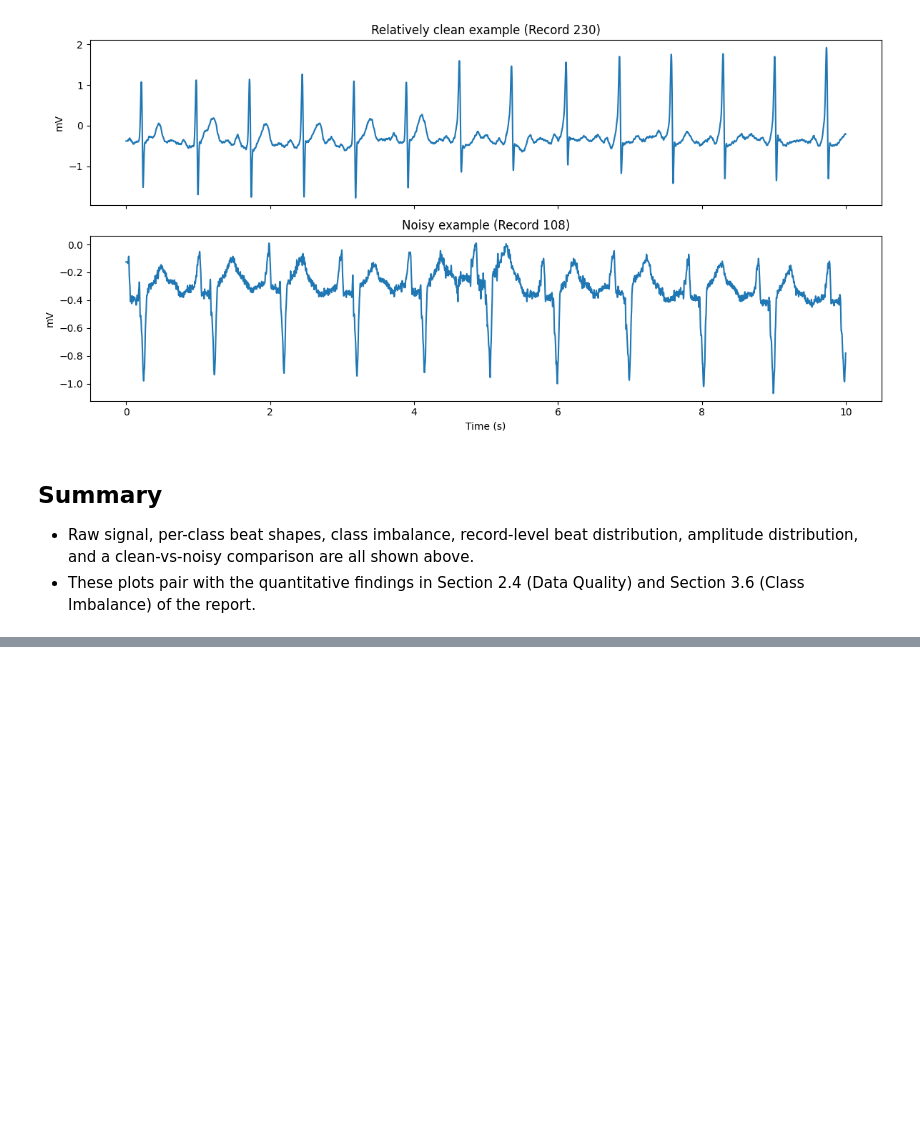
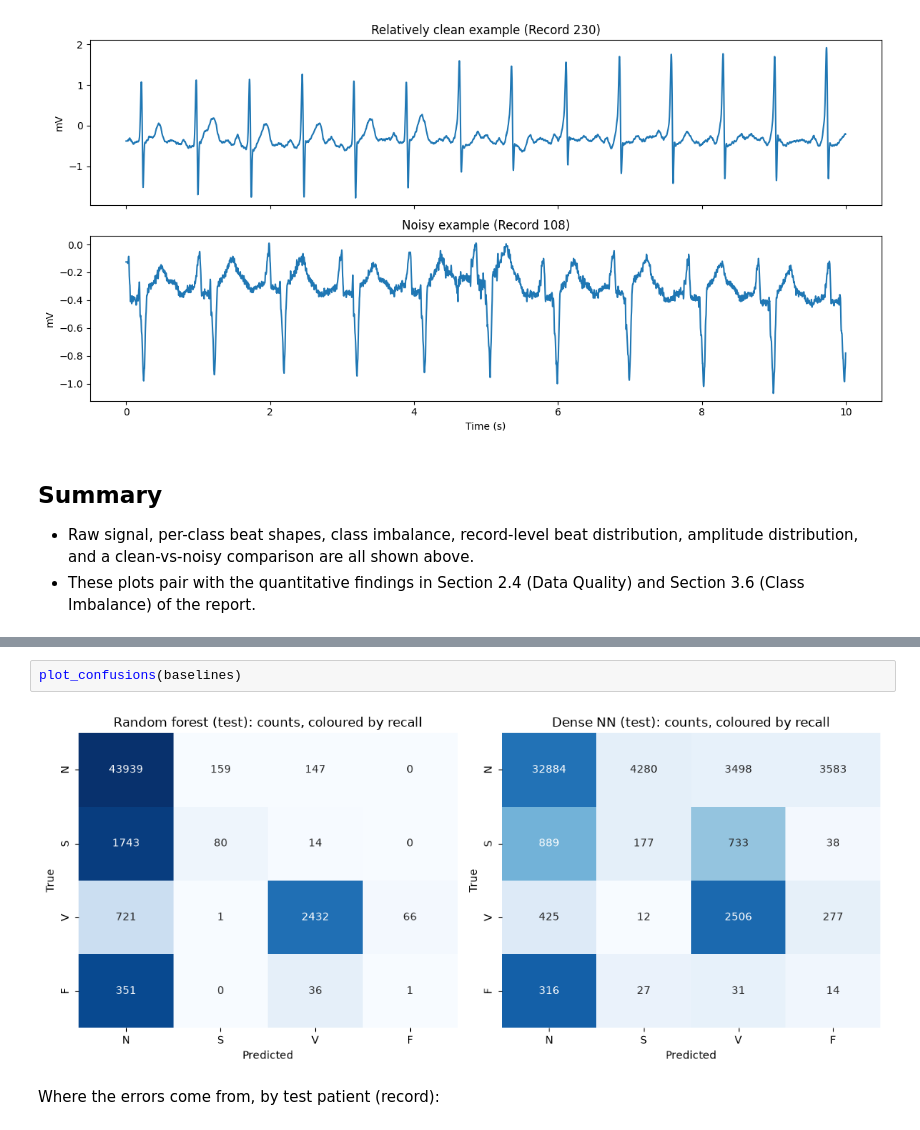
Before and after one commit to DustinJoosen/D7043E-ADM-Group1, a Jupyter notebook: src/EDA.ipynb, the cells around one changed output, grey strips where cells are left out. Drawn from its saved outputs; the diff is of its cells as text; blank space fills up the shorter version.

```diff
--- a/src/EDA.ipynb
+++ b/src/EDA.ipynb
@@ -175,0 +265,6 @@ plt.show()
+# %%
+plot_confusions(baselines)
+# %% [output]
+[figure, added]
+# %% [markdown]
+Where the errors come from, by test patient (record):
```
Also changed, not shown: parts of 9 cells of this notebook, 10 other files.
